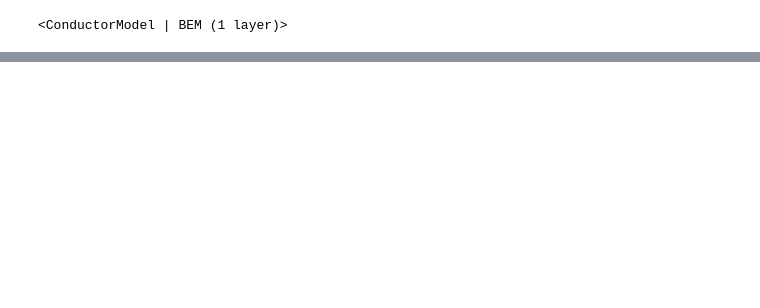
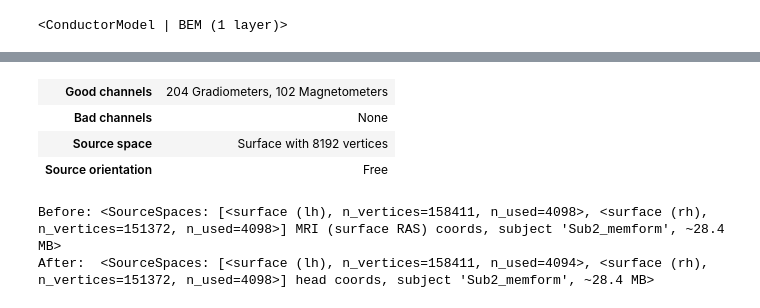
Before and after one commit to bonokat/memory_formation, a Jupyter notebook: dirty_field/src_rec.ipynb, the cells around one changed output, grey strips where cells are left out. Drawn from its saved outputs; the diff is of its cells as text; code cells hidden in the pictures; blank space fills up the shorter version.

```diff
--- a/dirty_field/src_rec.ipynb
+++ b/dirty_field/src_rec.ipynb
@@ -3 +56,3 @@ import mne
+# %%
+trans = mne.read_trans(trans_path)
 # %%
@@ -58,0 +119,13 @@ bem
+# %%
+fwd
+# %% [output]
+| Good channels | 204 Gradiometers, 102 Magnetometers |
+| Bad channels | None |
+| Source space | Surface with 8192 vertices |
+| Source orientation | Free |
+# %%
+print(f'Before: {src}')
+print(f'After:  {fwd["src"]}')
+# %% [output]
+Before: <SourceSpaces: [<surface (lh), n_vertices=158411, n_used=4098>, <surface (rh), n_vertices=151372, n_used=4098>] MRI (surface RAS) coords, subject 'Sub2_memform', ~28.4 MB>
+After:  <SourceSpaces: [<surface (lh), n_vertices=158411, n_used=4094>, <surface (rh), n_vertices=151372, n_used=4098>] head coords, subject 'Sub2_memform', ~28.4 MB>
```
Also changed, not shown: parts of 25 cells of this notebook, 6 other files.
